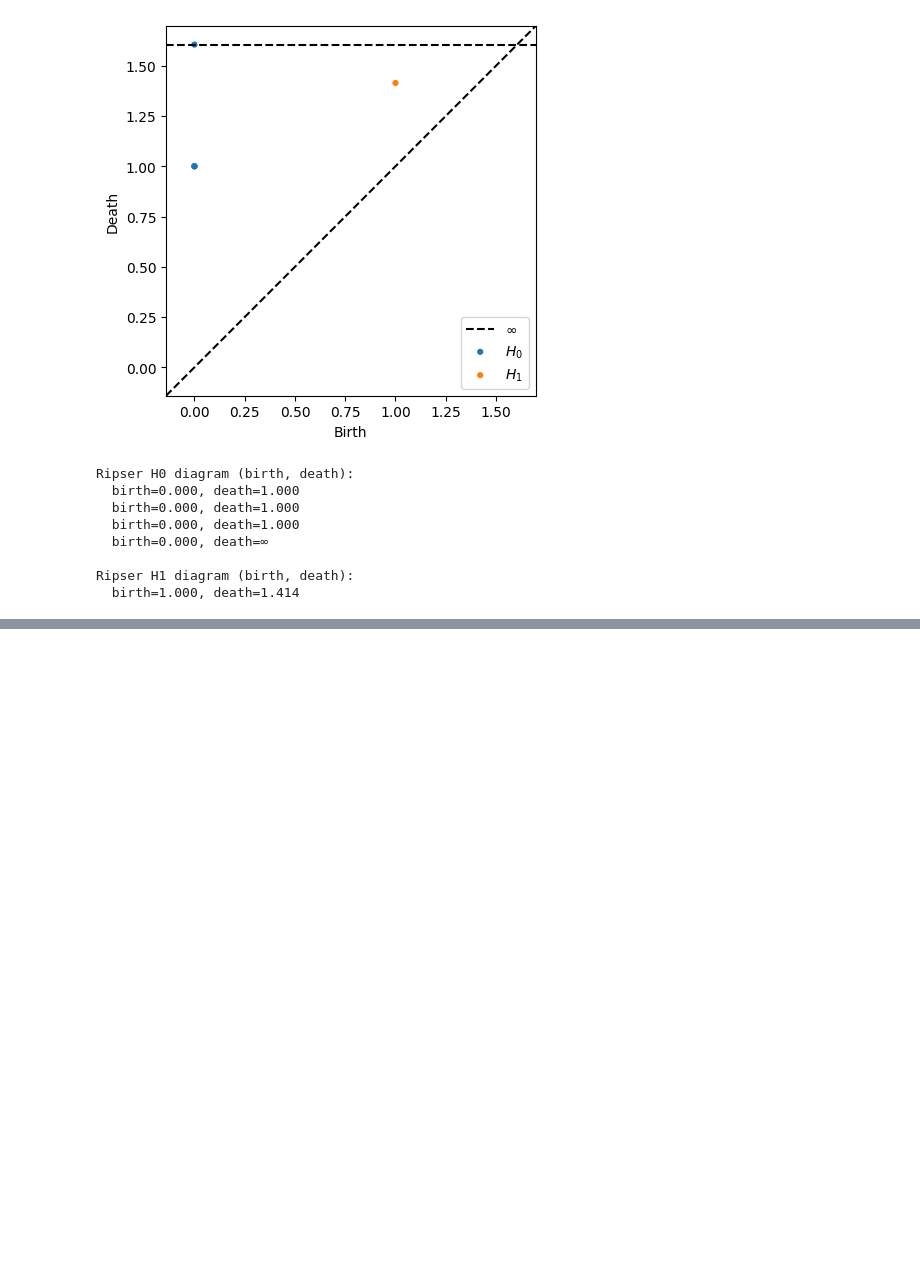
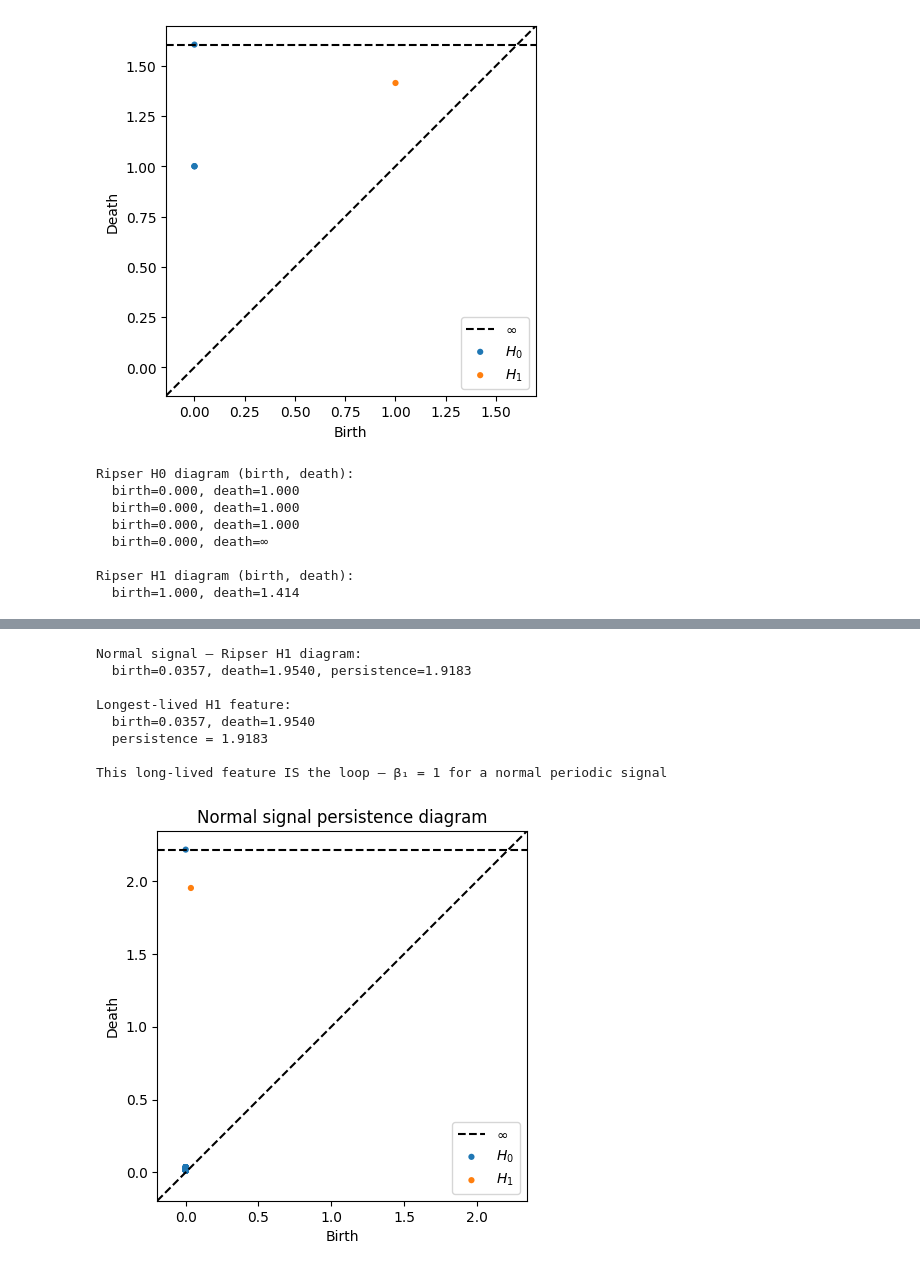
Before and after one commit to AdityaGhildiyal/TDA-Mlops, a Jupyter notebook: notebooks/phase1_appendix_A.ipynb, the cells around one changed output, grey strips where cells are left out. Saved outputs shown, nothing was run; the diff lists cells and outputs as text; code cells hidden in the pictures; blank space fills up the shorter version.

```diff
--- a/notebooks/phase1_appendix_A.ipynb
+++ b/notebooks/phase1_appendix_A.ipynb
@@ -445,0 +524,29 @@ Ripser H1 diagram (birth, death):
+# %%
+result_normal = ripser.ripser(X_normal, maxdim=1)
+
+print("Normal signal — Ripser H1 diagram:")
+for pt in result_normal['dgms'][1]:
+    d = f"{pt[1]:.4f}" if pt[1] != np.inf else "∞"
+    print(f"  birth={pt[0]:.4f}, death={d}, persistence={pt[1]-pt[0]:.4f}")
+
+# Find the most persistent H1 feature
+h1_pairs = result_normal['dgms'][1]
+if len(h1_pairs) > 0:
+    longest = max(h1_pairs, key=lambda p: p[1] - p[0])
+    print(f"\nLongest-lived H1 feature:")
+    print(f"  birth={longest[0]:.4f}, death={longest[1]:.4f}")
+    print(f"  persistence = {longest[1]-longest[0]:.4f}")
+    print(f"\nThis long-lived feature IS the loop — β₁ = 1 for a normal periodic signal")
+
+plot_diagrams(result_normal['dgms'], show=True,
+              title="Normal signal persistence diagram")
+# %% [output]
+Normal signal — Ripser H1 diagram:
+  birth=0.0357, death=1.9540, persistence=1.9183
+
+Longest-lived H1 feature:
+  birth=0.0357, death=1.9540
+  persistence = 1.9183
+
+This long-lived feature IS the loop — β₁ = 1 for a normal periodic signal
+[figure, added]
```
Also changed, not shown: parts of 7 cells of this notebook.
